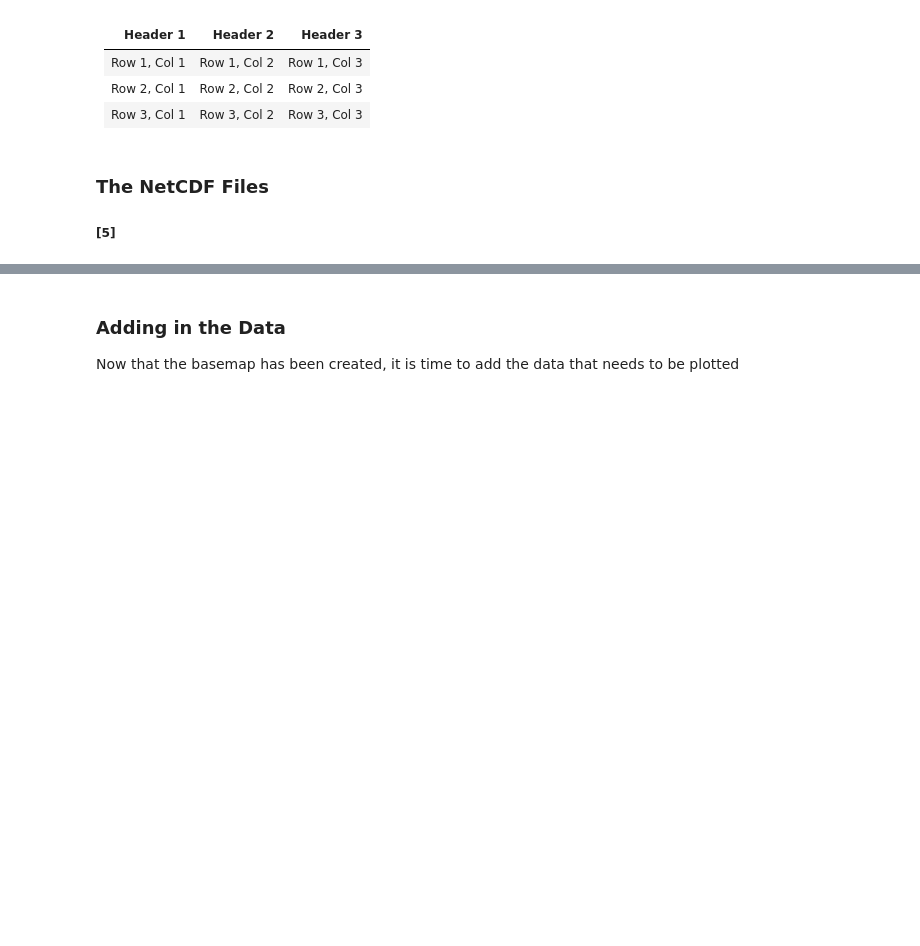
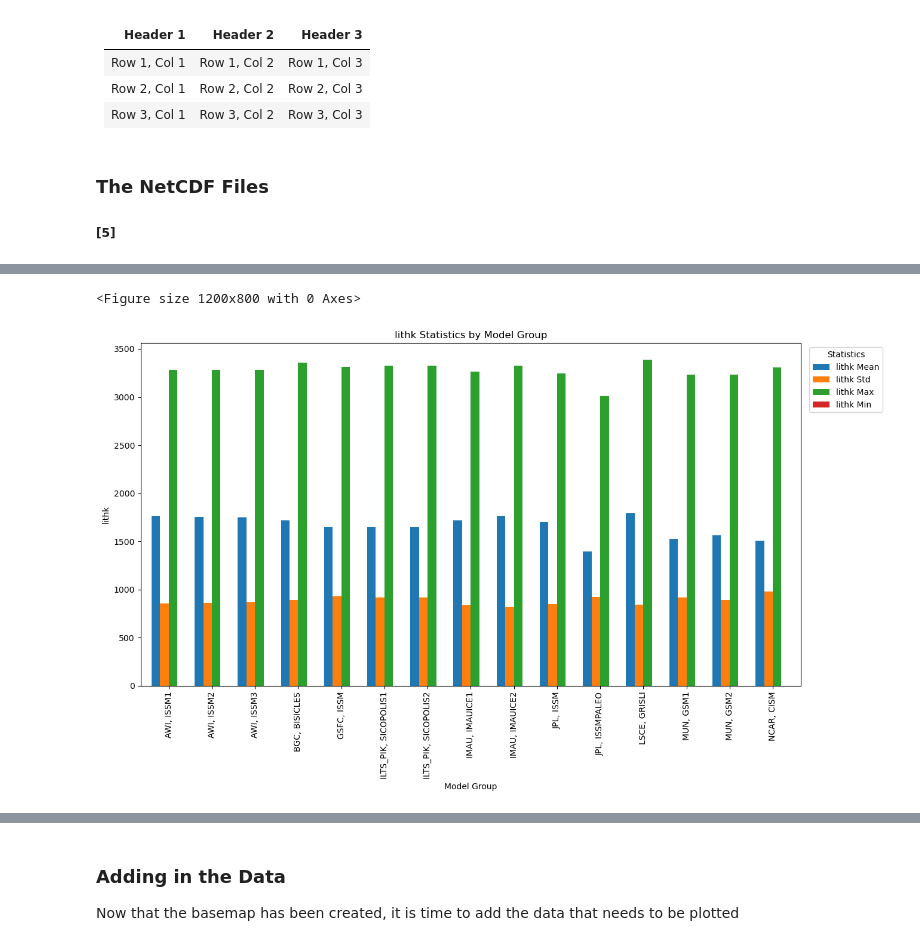
Before and after one commit to embyrne0/ISMIP6_Clustering, a Jupyter notebook: main_ismip.ipynb, the cells around one changed output, grey strips where cells are left out. Cells and saved outputs as stored; diff of their text form; code cells hidden in the pictures; blank space fills up the shorter version.

```diff
--- a/main_ismip.ipynb
+++ b/main_ismip.ipynb
@@ -60,0 +384,31 @@ I will be mapping Greenland using Cartopgy and the ccrs.Orthographic. This allow
+# %%
+''' Using different plots to visualize the stats of the models
+
+Sources used:
+https://www.geeksforgeeks.org/how-to-plot-a-dataframe-using-pandas/
+https://pandas.pydata.org/docs/reference/api/pandas.DataFrame.plot.html
+https://saturncloud.io/blog/legend-outside-the-plot-in-python-matplotlib/
+'''
+
+# Set up the figure size
+plt.figure(figsize=(12, 8))
+
+# Plot using Pandas plot method
+stats_df.plot(x='Model Group', kind='bar', width=0.8, figsize=(12, 8))
+
+# Set labels and title
+plt.xlabel('Model Group')
+plt.ylabel(f'{returned_variable_name}')
+plt.title(f'{returned_variable_name} Statistics by Model Group')
+
+# Rotate x-axis labels for better visibility
+plt.xticks(rotation=90)
+
+# Show plot
+plt.tight_layout()
+# plotting the legend and its position on the plot
+plt.legend(title='Statistics', bbox_to_anchor=(1.13, 1), loc='upper right')
+plt.show()
+# %% [output]
+<Figure size 1200x800 with 0 Axes>
+[figure, added]
```
Also changed, not shown: parts of 34 cells of this notebook.
